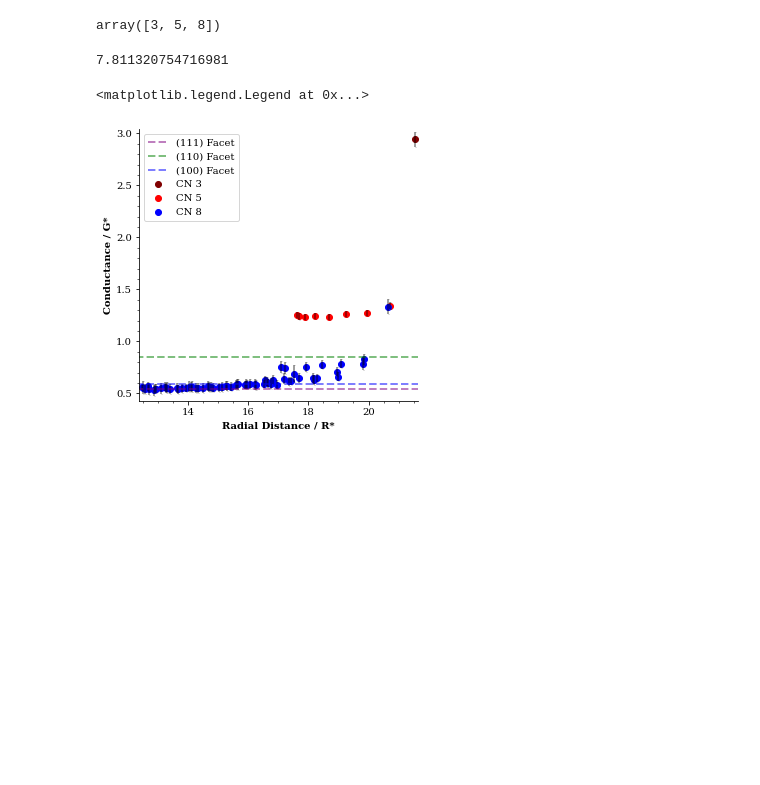
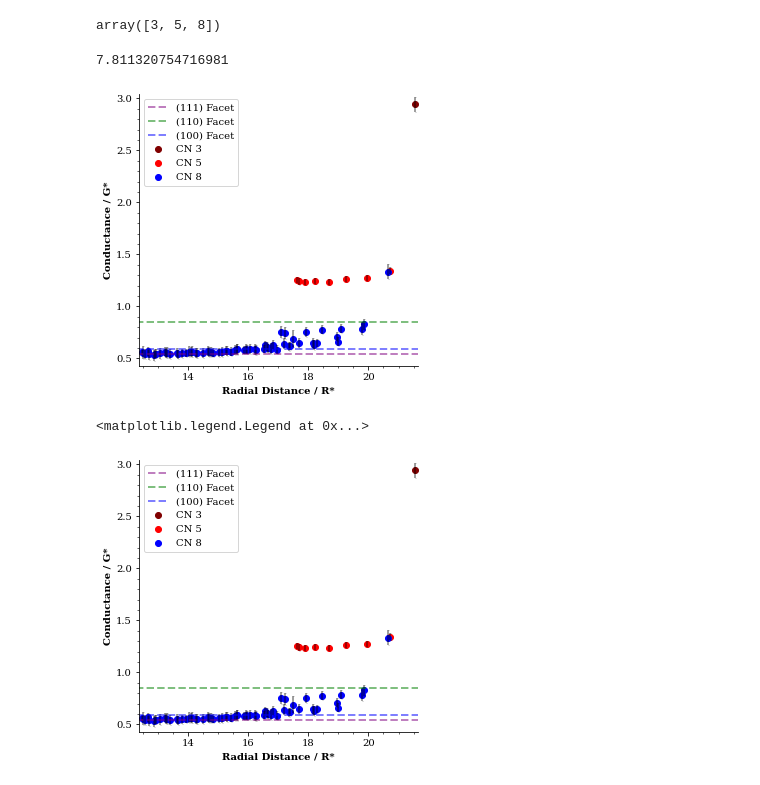
Before and after one commit to bresmegroup/Atomistic_Nodal_Approach_Nanoparticles, a Jupyter notebook: cube.ipynb, the cells around one changed output. Drawn from its saved outputs; the diff is of its cells as text; code cells hidden in the pictures; blank space fills up the shorter version.

Commit message:
Add files via upload
Cube ipynb edited to include weighted average option

```diff
--- a/cube.ipynb
+++ b/cube.ipynb
@@ -574,6 +618,51 @@ coord = [3,5,8]
 c_list = ['maroon', 'red', 'blue']
 # %%
 figsize(5,5)
+# %%
+fig, ax = plt.subplots()
+for i,j in zip(coord,c_list):
+    df = df_border_mean[df_border_mean['Coordination'] == i]
+    df_std = df_border_std[df_border_mean['Coordination'] == i]
+
+    errorbar(df['r_round']
+            , df['g_dt'],
+             yerr = df_std['g_dt']
+             ,color='black', ls='', marker='o', capsize=0.5, capthick=0.5, ecolor='black', markersize = 0.01
+            , alpha = 0.5)
+
+    ax.scatter(df['r_round']
+            , df['g_dt']
+            , c = j
+            #, cmap = 'rainbow_r'
+            #, s =df['size']
+            , alpha = 1
+            , label = 'CN {}'.format(i)
+                 )
+ylabel('Conductance / G*', fontweight ='bold')
+xlabel('Radial Distance / R*', fontweight ='bold')
+
+# plot([-1, 16], [0.668, 0.668], linewidth = 2, alpha = 0.5, ls = '--', label = 'Harmonic Mean', c= 'gray')
+plot([min(df_border_mean['r_round']) - 0.2, max(df_border_mean['r_round']) + 0.2]
+     , [0.541, 0.541], linewidth = 2, alpha = 0.5, ls = '--', label = '(111) Facet', c= 'purple')
+plot([min(df_border_mean['r_round']) - 0.2, max(df_border_mean['r_round']) + 0.2]
+     , [0.853, 0.853], linewidth = 2, alpha = 0.5, ls = '--', label = '(110) Facet', c = 'green')
+plot([min(df_border_mean['r_round']) - 0.2, max(df_border_mean['r_round']) + 0.2]
+     , [0.594, 0.594], linewidth = 2, alpha = 0.5, ls = '--', label = '(100) Facet', c = 'blue')
+minorticks_on()
+
+stylize_axes(ax)
+crit = 12
+#plot([crit,crit], [min(df_border_mean['r_round'] - 0.1), max(df_border_mean['g_dt']) + 0.1], linewidth = 5 , c = 'gray', alpha = 0.5, label = 'Cylinder-Cap Boundary')
+ylim(min(df_border_mean['g_dt']) - 0.1, max(df_border_mean['g_dt']) + 0.1)
+xlim(min(df_border_mean['r_round']) - 0.1, max(df_border_mean['r_round']) + 0.1)
+
+legend(loc='upper left')
+
+title = 'Radial_Conductance_cube'
+savefig('{}.svg'.format(title),bbox_inches='tight')
+plt.savefig('{}.pdf'.format(title),bbox_inches='tight')
+# %% [output]
+[figure, added]
 # %%
 fig, ax = plt.subplots()
 for i,j in zip(coord,c_list):
```
Also changed, not shown: parts of 8 cells of this notebook.
